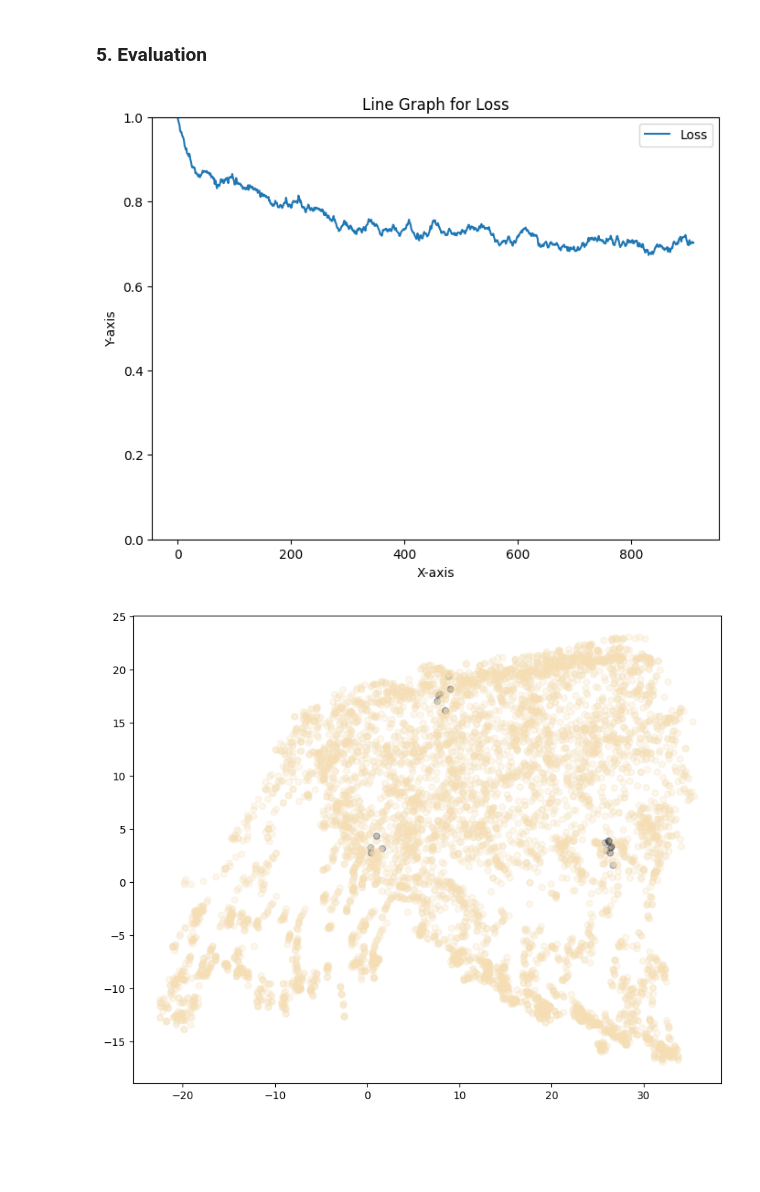
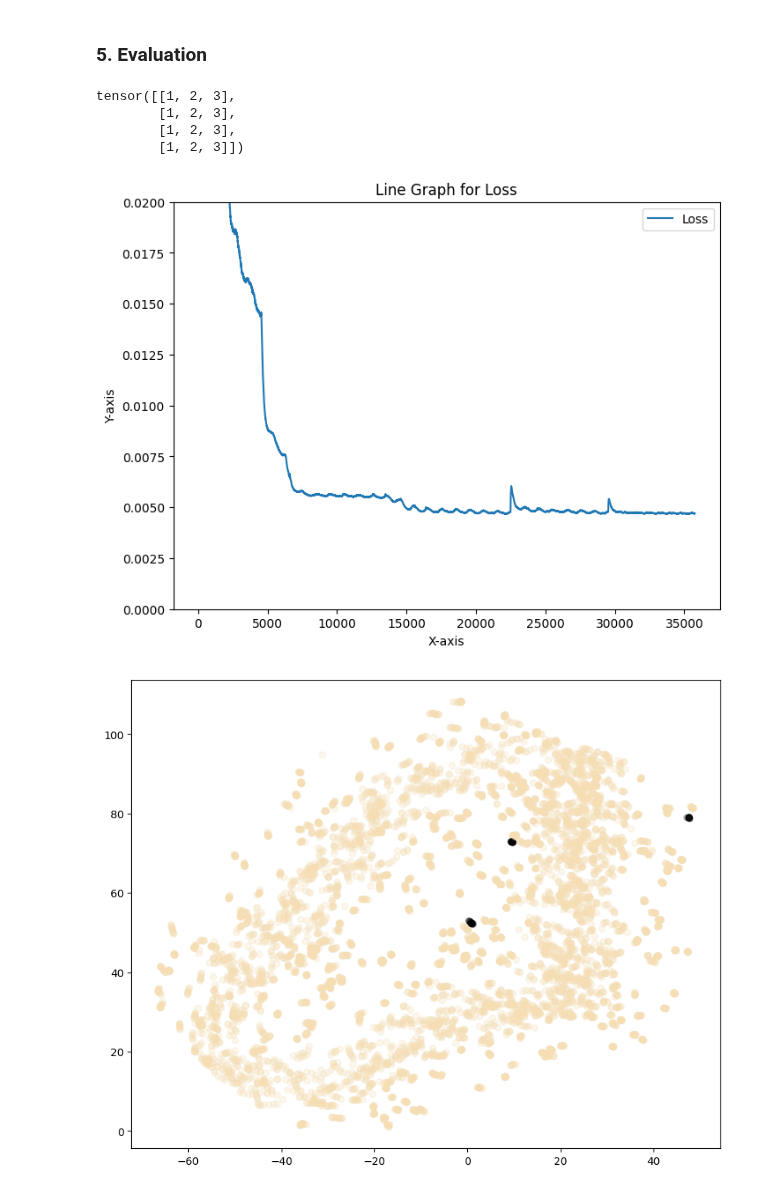
Before and after one commit to gnn-tracking/jian-gnn-tracking-experiments, a Jupyter notebook: notebooks/test.ipynb, the cells around one changed output. Drawn from its saved outputs; the diff is of its cells as text; code cells hidden in the pictures; blank space fills up the shorter version.

Commit message:
multi-head gravnet

```diff
--- a/notebooks/test.ipynb
+++ b/notebooks/test.ipynb
@@ -85,13 +86,12 @@ def loss_function(x, beta, p_cloud, background_weight=0.05):
 #### 4. Training Loop
 # %%
 class Model(torch.nn.Module):
-    def __init__(self, embed_dim, map_dim, intermediate_dim, k, num_layers=4):
+    def __init__(self, embed_dim, map_dim, intermediate_dim, k, num_heads=1, num_layers=4):
         super(Model, self).__init__()
-        self.initial_layer = torch.nn.Linear(7, embed_dim)
         self.gravnets = torch.nn.ModuleList()
-        for _ in range(num_layers):
-            self.gravnets.append(torch_geometric.nn.conv.GravNetConv(in_channels=embed_dim, out_channels=embed_dim, space_dimensions=map_dim, propagate_dimensions=intermediate_dim, k=k))
-        self.final_layer = torch.nn.Linear(num_layers * embed_dim, embed_dim*3)
+        self.gravnets.append(MHGravNetConv(in_channels=7, out_channels=embed_dim, space_dimensions=map_dim, propagate_dimensions=intermediate_dim, k=k, num_heads=num_heads))
+        for _ in range(num_layers - 1):
+            self.gravnets.append(MHGravNetConv(in_channels=embed_dim, out_channels=embed_dim, space_dimensions=map_dim, propagate_dimensions=intermediate_dim, k=k, num_heads=num_heads))
         self.final_layer = torch.nn.Linear(num_layers*embed_dim, 3)
 
         self.activation = torch.nn.LeakyReLU()
@@ -99,10 +99,10 @@ class Model(torch.nn.Module):
         self.embed_dim = embed_dim
 
     def forward(self, x):
-        x = self.initial_layer(x)
+
         list = []
         for i in range(len(self.gravnets)):
-            x = self.gravnets[i](self.activation(x))
+            x = self.activation(self.gravnets[i](x))
             list.append(x)
         x = self.final_layer(self.activation(torch.cat(list, dim=-1)))
 
@@ -113,17 +113,18 @@ class Model(torch.nn.Module):
 
         return y[:, 1:], torch.sigmoid(y[:, 0])
 
-gravnet = Model(embed_dim=8, map_dim=3, intermediate_dim=16, k=12, num_layers=1).to(device)
+gravnet = Model(embed_dim=8, map_dim=4, intermediate_dim=16, k=10, num_layers=2, num_heads=4).to(device)
 # %%
-lr = 0.06
+lr = 0.0001
 
 optimizer = torch.optim.Adam(gravnet.parameters(), lr=lr) # 0.03 -> 0.01 -> 0.0025
-scheduler = torch.optim.lr_scheduler.ExponentialLR(optimizer, gamma = 1)
+scheduler = torch.optim.lr_scheduler.CosineAnnealingLR(optimizer, T_max=500, eta_min=lr*0.25)
 # %%
 data_index = 0
 loss_storage = []
 iteration = 0
 smoothed_loss = 1
+smoothed_acc = 1
 # %%
 while True:
     iteration += 1
@@ -131,8 +132,9 @@ while True:
     x, beta = gravnet(raw_data[data_index].x)
     loss = loss_function(x, beta, raw_data[data_index])
 
-    smoothed_loss = smoothed_loss*0.95 + loss.item()*0.05
-    print("Iteration:", iteration, lr, "Total Loss: ", loss.item(), accuracy(x, raw_data[data_index].particle_id))
+    smoothed_loss = smoothed_loss*0.99 + loss.item()*0.01
+    smoothed_acc = smoothed_acc*0.99 + accuracy(x, raw_data[data_index].particle_id)*0.01
+    print("Iteration:", iteration, "Total Loss: ", smoothed_loss, "Acc:", smoothed_acc)
     loss_storage.append(smoothed_loss)
 
     loss.backward()
@@ -140,10 +142,6 @@ while True:
     scheduler.step()
     data_index += 1
 
-    if iteration % 150 == 0 and lr > 0.001:
-        lr = lr/3
-        optimizer = torch.optim.Adam(gravnet.parameters(), lr=lr)
-
     if(data_index >= (len(raw_data) - 100)):
         data_index = 0
 
@@ -151,25 +168,32 @@ while True:
 # %% [markdown]
 ### 5. Evaluation
+# %%
+torch.tensor([1, 2, 3, 1, 2, 3, 1, 2, 3, 1, 2, 3]).view(4, 3)
+# %% [output]
+tensor([[1, 2, 3],
+        [1, 2, 3],
+        [1, 2, 3],
+        [1, 2, 3]])
 # %%
 import numpy as np
 # %%
 import seaborn as sns
 import matplotlib.pyplot as plt
 
 plt.figure(figsize=(8, 6))
 
 sns.lineplot(x=range(len(loss_storage)), y=loss_storage, label="Loss")
 
 plt.title('Line Graph for Loss')
 plt.xlabel('X-axis')
 plt.ylabel('Y-axis')
 
-plt.gca().set_ylim(0, 1)
+plt.gca().set_ylim(0, 0.02)
 
 plt.legend()
 plt.show()
 # %% [output]
-[figure, old version]
+[figure, new version]
 # %%
 # View three random particle's hits in the generated latent space (from test set)
 
@@ -191,4 +215,4 @@ plt.figure(figsize=(10, 8))
 plt.scatter(pos_np[:, 0], pos_np[:, 1], color=colors, alpha=0.25)
 plt.show()
 # %% [output]
-[figure, old version]
+[figure, new version]
```
Also changed, not shown: parts of 4 cells of this notebook, 1 other file.
